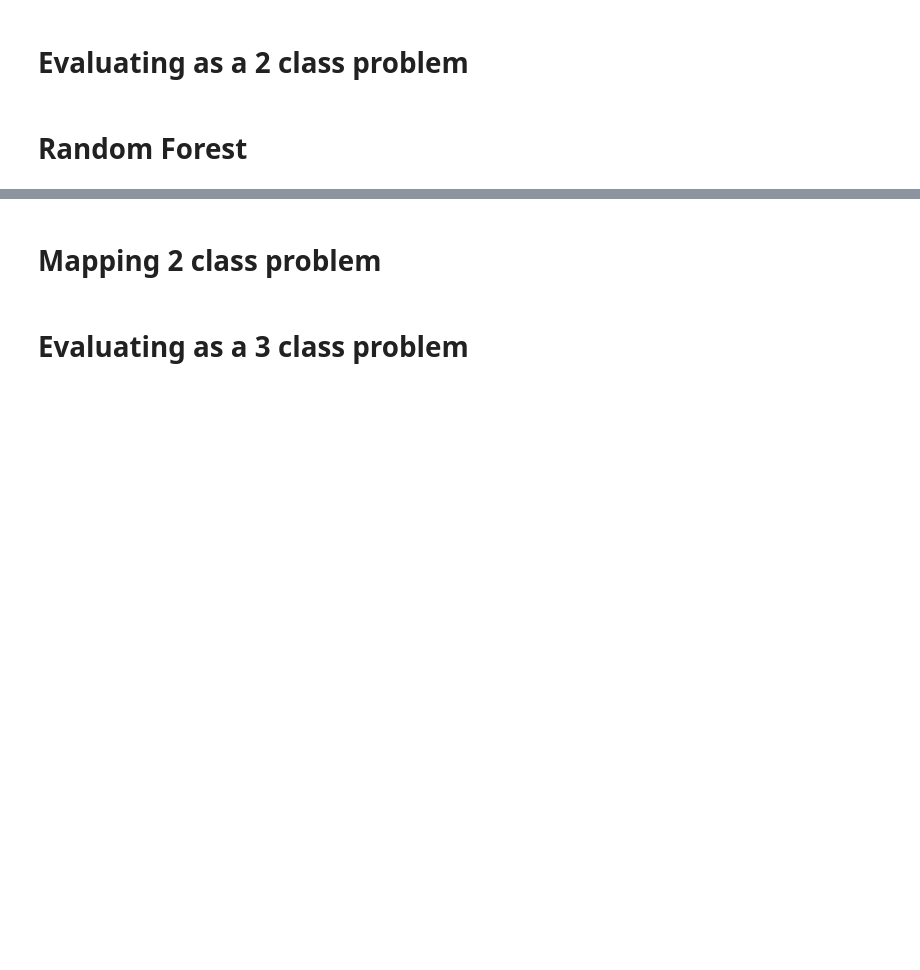
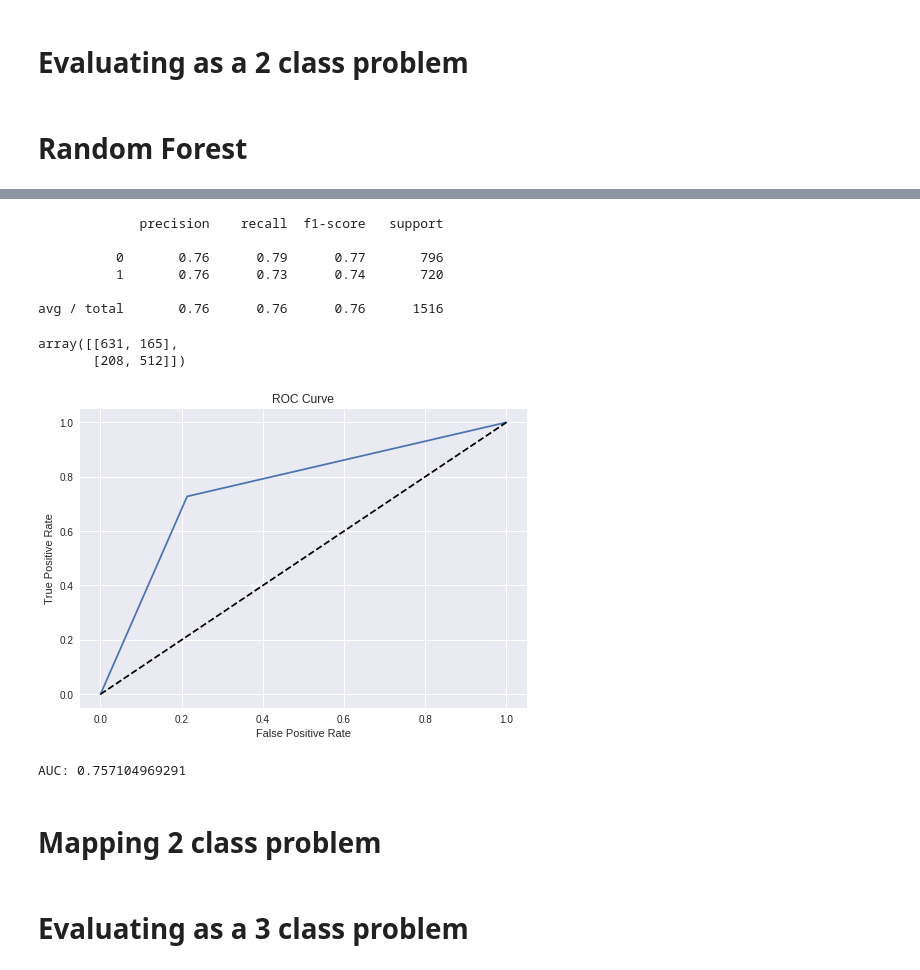
Before and after one commit to gurkpet/Solar-Panel-Market-Modeling, a Jupyter notebook: Solar Project.ipynb, the cells around one changed output, grey strips where cells are left out. Drawn from its saved outputs; the diff is of its cells as text; code cells hidden in the pictures; blank space fills up the shorter version.

```diff
--- a/Solar Project.ipynb
+++ b/Solar Project.ipynb
@@ -233,3 +233,34 @@ accuracy_score(Y_test, Y_)
+# %%
+print(classification_report(Y_test,Y_))
+# %% [output]
+             precision    recall  f1-score   support
+
+          0       0.76      0.79      0.77       796
+          1       0.76      0.73      0.74       720
+
+avg / total       0.76      0.76      0.76      1516
+# %%
+cmat = confusion_matrix(Y_test,Y_rand)
+cmat
+# %% [output]
+array([[631, 165],
+       [208, 512]])
+# %%
+fpr, tpr, _ = roc_curve(Y_test, Y_)
+# Print ROC curve
+plt.plot(fpr,tpr)
+plt.plot([0,1],[0,1], '--', color = 'black')
+plt.title('ROC Curve')
+plt.ylabel('True Positive Rate')
+plt.xlabel('False Positive Rate')
+plt.show()
+
+# Print AUC
+auc = np.trapz(tpr,fpr)
+print('AUC:', auc)
+# %% [output]
+[figure, added]
+AUC: 0.757104969291
 # %% [markdown]
 # Mapping 2 class problem
 # %%
```
Also changed, not shown: parts of 30 cells of this notebook, 4 other files.
